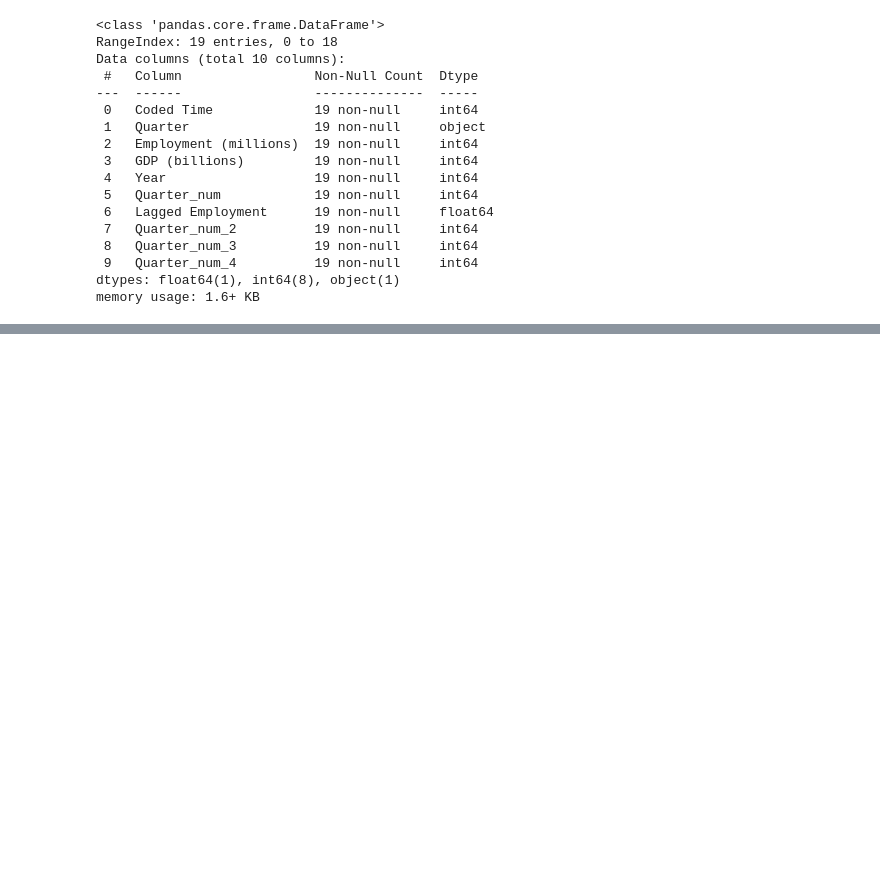
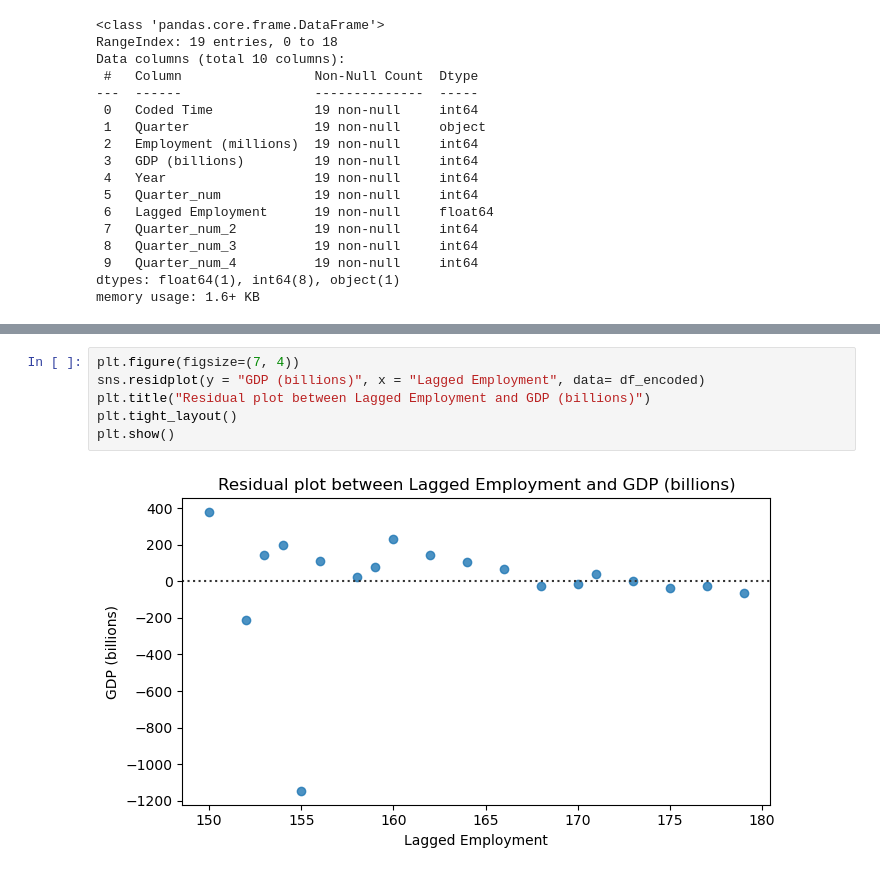
Before and after one commit to buddhathapa12/businessAnalytics, a Jupyter notebook: E923Q669_assignment2.ipynb, the cells around one changed output, grey strips where cells are left out. Drawn from its saved outputs; the diff is of its cells as text; blank space fills up the shorter version.

```diff
--- a/E923Q669_assignment2.ipynb
+++ b/E923Q669_assignment2.ipynb
@@ -218,0 +136,8 @@ Residual Scatterplot: Create a scatterplot of the residuals against the lagged e
+# %%
+plt.figure(figsize=(7, 4))
+sns.residplot(y = "GDP (billions)", x = "Lagged Employment", data= df_encoded)
+plt.title("Residual plot between Lagged Employment and GDP (billions)")
+plt.tight_layout()
+plt.show()
+# %% [output]
+[figure, added]
```
Also changed, not shown: parts of 51 cells of this notebook.
